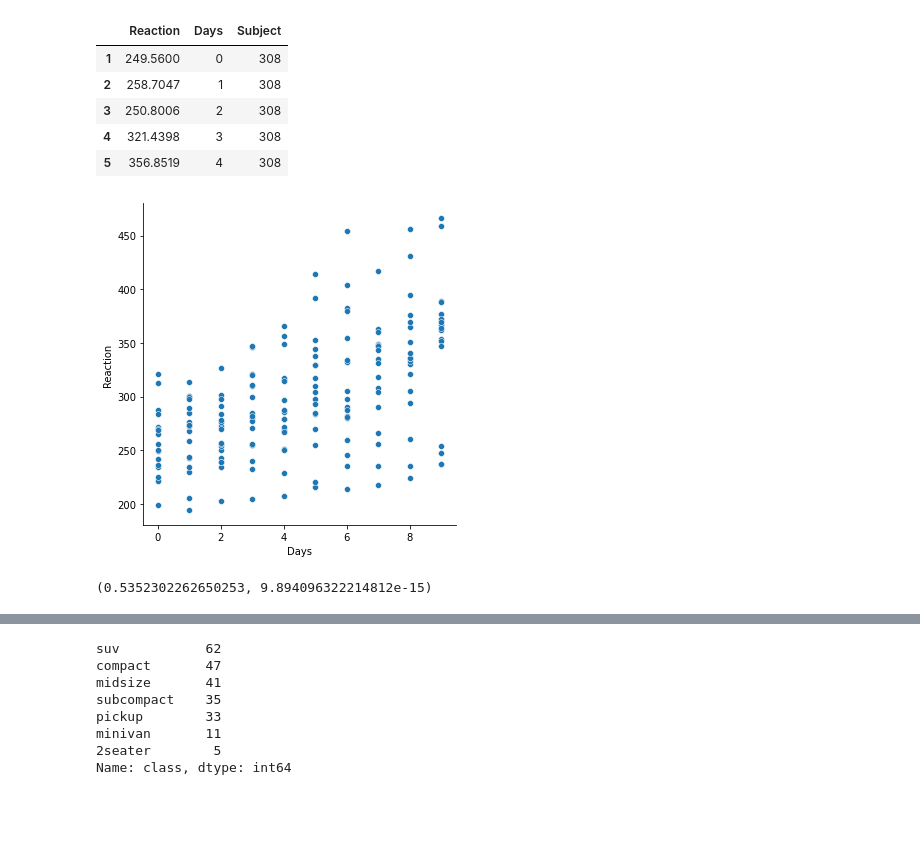
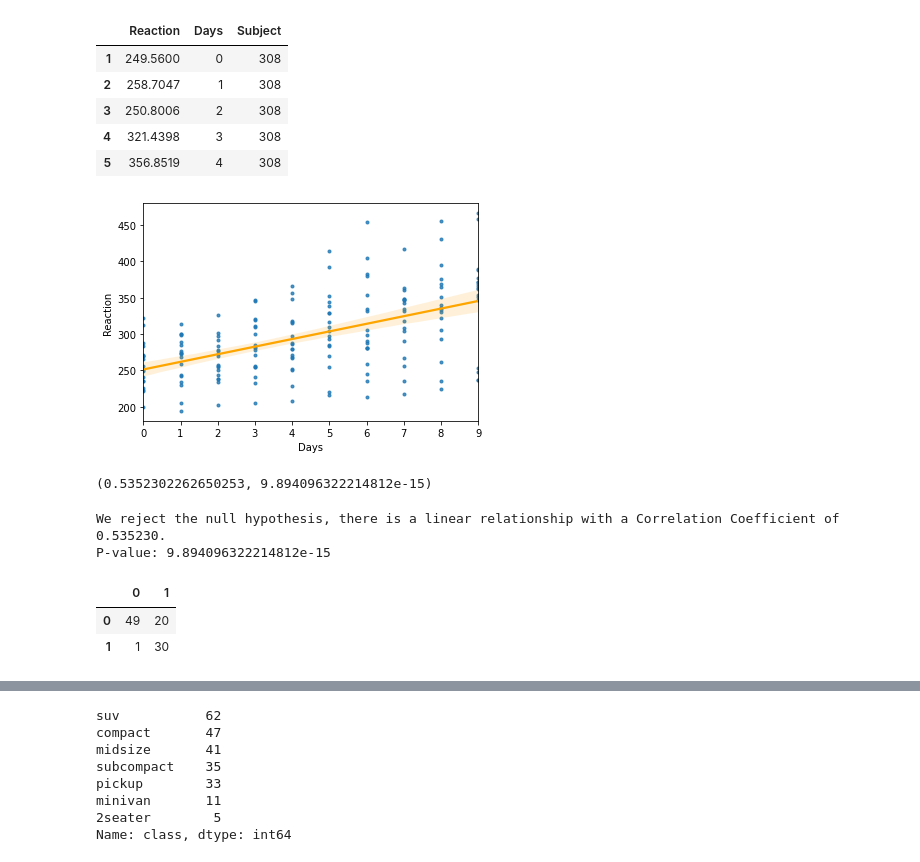
Before and after one commit to OKPTaylor/statistics-exercises, a Jupyter notebook: hypothesis_testing.ipynb, the cells around one changed output, grey strips where cells are left out. Drawn from its saved outputs; the diff is of its cells as text; code cells hidden in the pictures; blank space fills up the shorter version.

Commit message:
add stuff to hypothesis_testing.ipynb

```diff
--- a/hypothesis_testing.ipynb
+++ b/hypothesis_testing.ipynb
@@ -410,13 +529,18 @@ sleepystudy.head()
 | 4 | 321.4398 | 3 | 308 |
 | 5 | 356.8519 | 4 | 308 |
 # %%
-sns.relplot(data = sleepystudy, x="Days" , y='Reaction')
+sns.regplot(data=sleepystudy, x='Days', y='Reaction', marker='.', line_kws=({'color': 'orange'}))
 
 plt.show()
 # %% [output]
-[figure, old version]
+[figure, new version]
 # %%
 r,p = stats.pearsonr(sleepystudy.Days, sleepystudy.Reaction)
 r,p
 # %% [output]
 (0.5352302262650253, 9.894096322214812e-15)
+# %%
+stat_result(r, p)
+# %% [output]
+We reject the null hypothesis, there is a linear relationship with a Correlation Coefficient of 0.535230.
+P-value: 9.894096322214812e-15
@@ -422,0 +554,9 @@ r,p
+# %%
+#make a df from the above by first making a list of list (array):
+observed = [[49,20],[1,30]]
+observed = pd.DataFrame(observed)
+observed
+# %% [output]
+|  | 0 | 1 |
+| 0 | 49 | 20 |
+| 1 | 1 | 30 |
```
Also changed, not shown: parts of 50 cells of this notebook.
